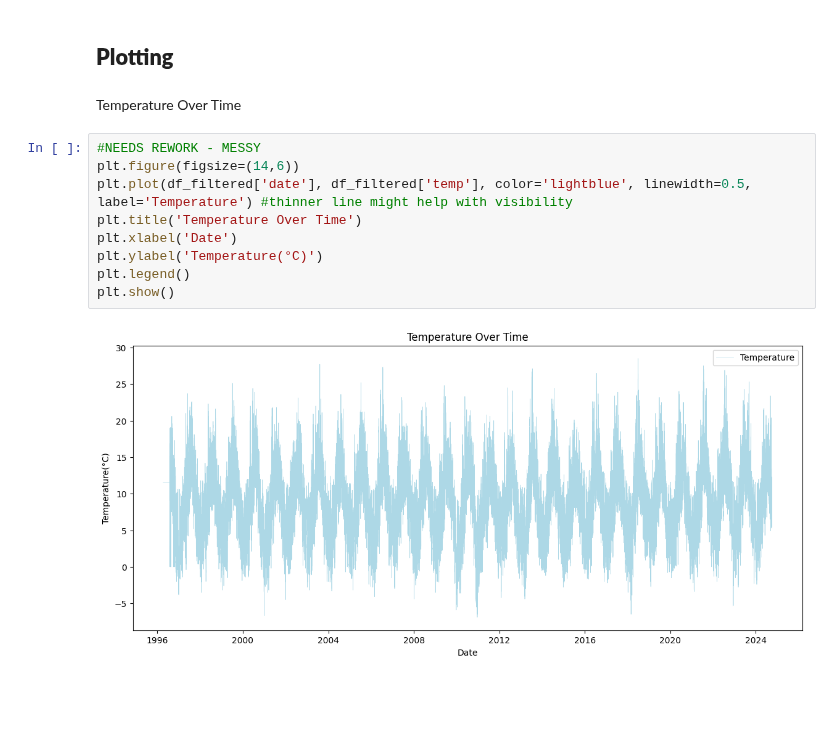
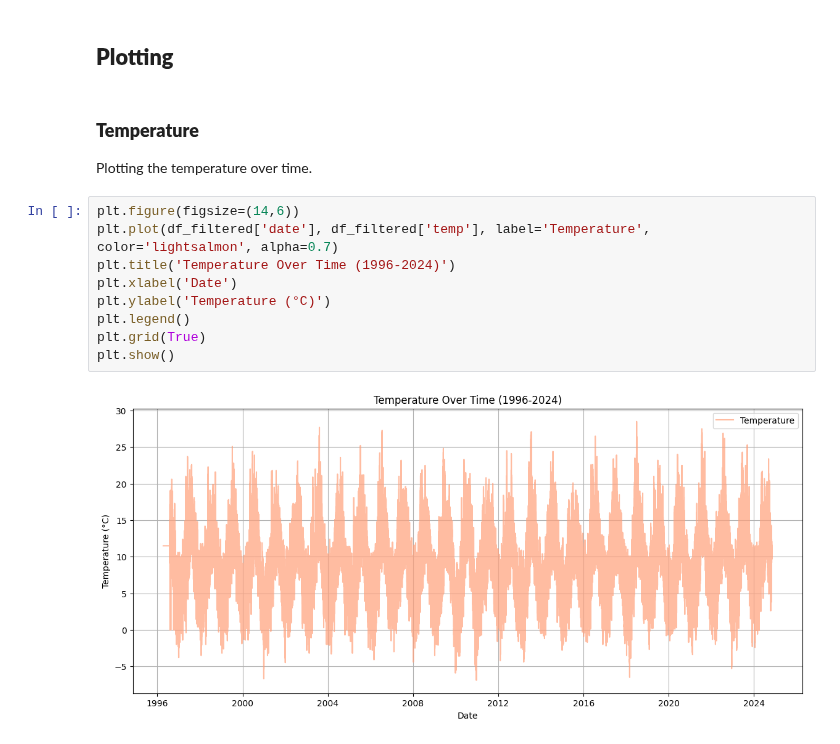
Before and after one commit to briannemcgrath/PFDA, a Jupyter notebook: assignments/assignment06-weather.ipynb, the cells around one changed output. Saved outputs shown, nothing was run; the diff lists cells and outputs as text; blank space fills up the shorter version.

```diff
--- a/assignments/assignment06-weather.ipynb
+++ b/assignments/assignment06-weather.ipynb
@@ -79,16 +90,17 @@ df_filtered.head()
 ___
 # %% [markdown]
 ## **Plotting**
-# %% [markdown]
-Temperature Over Time
+# %% [markdown]
+### **Temperature**
+Plotting the temperature over time.
 # %%
-#NEEDS REWORK - MESSY
 plt.figure(figsize=(14,6))
-plt.plot(df_filtered['date'], df_filtered['temp'], color='lightblue', linewidth=0.5, label='Temperature') #thinner line might help with visibility
-plt.title('Temperature Over Time')
+plt.plot(df_filtered['date'], df_filtered['temp'], label='Temperature', color='lightsalmon', alpha=0.7)
+plt.title('Temperature Over Time (1996-2024)')
 plt.xlabel('Date')
-plt.ylabel('Temperature(°C)')
+plt.ylabel('Temperature (°C)')
 plt.legend()
+plt.grid(True)
 plt.show()
 # %% [output]
-[figure, old version]
+[figure, new version]
```
Also changed, not shown: parts of 10 cells of this notebook.
